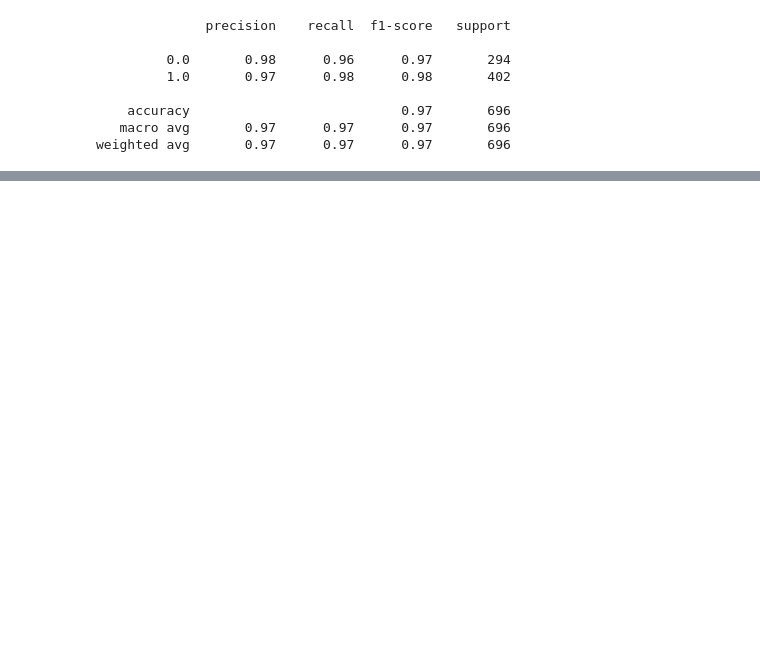
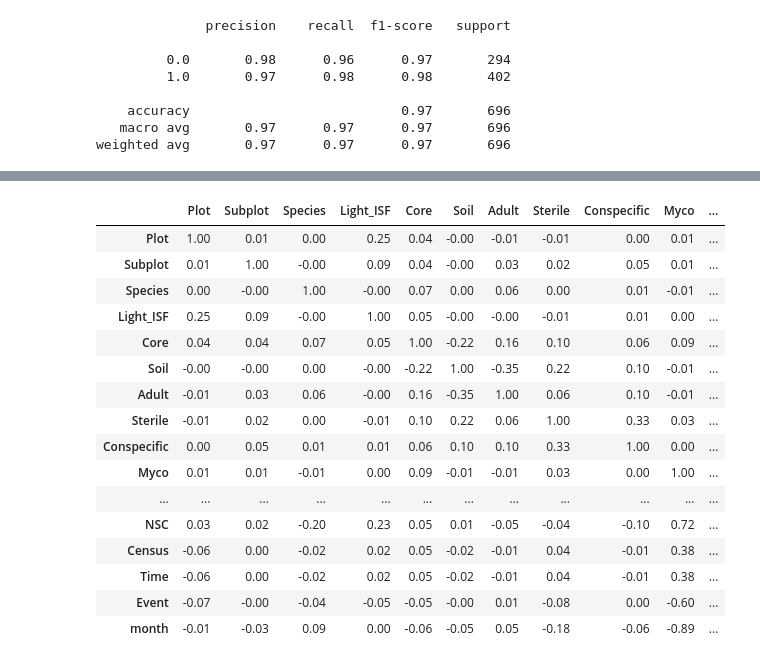
Before and after one commit to Cabone01/Tree_Survival, a Jupyter notebook: Tree_Notebook.ipynb, the cells around one changed output, grey strips where cells are left out. Saved outputs shown, nothing was run; the diff lists cells and outputs as text; code cells hidden in the pictures; blank space fills up the shorter version.

```diff
--- a/Tree_Notebook.ipynb
+++ b/Tree_Notebook.ipynb
@@ -336,0 +554,37 @@ weighted avg       0.97      0.97      0.97       696
+# %%
+df_2['month'] = df_2["PlantDate"].dt.month.astype(int)
+# %%
+df_2 = df_2.drop(columns="PlantDate")
+# %%
+df_mm = df_2[:]
+df_mm["Subplot"] = df_mm["Subplot"].map({"A": 1, "B": 2, "C": 3, "D": 4, "E": 5})
+df_mm["Species"] = df_mm["Species"].map({"Acer saccharum": 1, "Quercus alba": 2, "Quercus rubra": 3, "Prunus serotina": 4})
+df_mm["Soil"] = df_mm["Soil"].map({"Prunus serotina": 1, "Quercus rubra": 2, "Acer rubrum": 3, "Populus grandidentata": 4, "Sterile": 5,
+                                "Acer saccharum": 6, "Quercus alba": 7})
+df_mm["Sterile"] = df_mm["Sterile"].map({"Non-Sterile": 1, "Sterile": 2})
+df_mm["Conspecific"] = df_mm["Conspecific"].map({"Heterospecific": 1, "Sterilized": 2, "Conspecific": 3})
+df_mm["Myco"] = df_mm["Myco"].map({"AMF": 1, "EMF": 2})
+df_mm["SoilMyco"] = df_mm["SoilMyco"].map({"AMF": 1, "EMF": 2, "Sterile": 3})
+# %%
+df_mm["Adult"] = le.fit_transform(df_mm["Adult"])
+df_mm["Adult"] = df_mm["Adult"].astype("int")
+# %%
+df_mm.corr()
+# %% [output]
+|  | Plot | Subplot | Species | Light_ISF | Core | Soil | Adult | Sterile | Conspecific | Myco | ... |
+| Plot | 1.00 | 0.01 | 0.00 | 0.25 | 0.04 | -0.00 | -0.01 | -0.01 | 0.00 | 0.01 | ... |
+| Subplot | 0.01 | 1.00 | -0.00 | 0.09 | 0.04 | -0.00 | 0.03 | 0.02 | 0.05 | 0.01 | ... |
+| Species | 0.00 | -0.00 | 1.00 | -0.00 | 0.07 | 0.00 | 0.06 | 0.00 | 0.01 | -0.01 | ... |
+| Light_ISF | 0.25 | 0.09 | -0.00 | 1.00 | 0.05 | -0.00 | -0.00 | -0.01 | 0.01 | 0.00 | ... |
+| Core | 0.04 | 0.04 | 0.07 | 0.05 | 1.00 | -0.22 | 0.16 | 0.10 | 0.06 | 0.09 | ... |
+| Soil | -0.00 | -0.00 | 0.00 | -0.00 | -0.22 | 1.00 | -0.35 | 0.22 | 0.10 | -0.01 | ... |
+| Adult | -0.01 | 0.03 | 0.06 | -0.00 | 0.16 | -0.35 | 1.00 | 0.06 | 0.10 | -0.01 | ... |
+| Sterile | -0.01 | 0.02 | 0.00 | -0.01 | 0.10 | 0.22 | 0.06 | 1.00 | 0.33 | 0.03 | ... |
+| Conspecific | 0.00 | 0.05 | 0.01 | 0.01 | 0.06 | 0.10 | 0.10 | 0.33 | 1.00 | 0.00 | ... |
+| Myco | 0.01 | 0.01 | -0.01 | 0.00 | 0.09 | -0.01 | -0.01 | 0.03 | 0.00 | 1.00 | ... |
+| ... | ... | ... | ... | ... | ... | ... | ... | ... | ... | ... | ... |
+| NSC | 0.03 | 0.02 | -0.20 | 0.23 | 0.05 | 0.01 | -0.05 | -0.04 | -0.10 | 0.72 | ... |
+| Census | -0.06 | 0.00 | -0.02 | 0.02 | 0.05 | -0.02 | -0.01 | 0.04 | -0.01 | 0.38 | ... |
+| Time | -0.06 | 0.00 | -0.02 | 0.02 | 0.05 | -0.02 | -0.01 | 0.04 | -0.01 | 0.38 | ... |
+| Event | -0.07 | -0.00 | -0.04 | -0.05 | -0.05 | -0.00 | 0.01 | -0.08 | 0.00 | -0.60 | ... |
+| month | -0.01 | -0.03 | 0.09 | 0.00 | -0.06 | -0.05 | 0.05 | -0.18 | -0.06 | -0.89 | ... |
```
Also changed, not shown: parts of 40 cells of this notebook.
